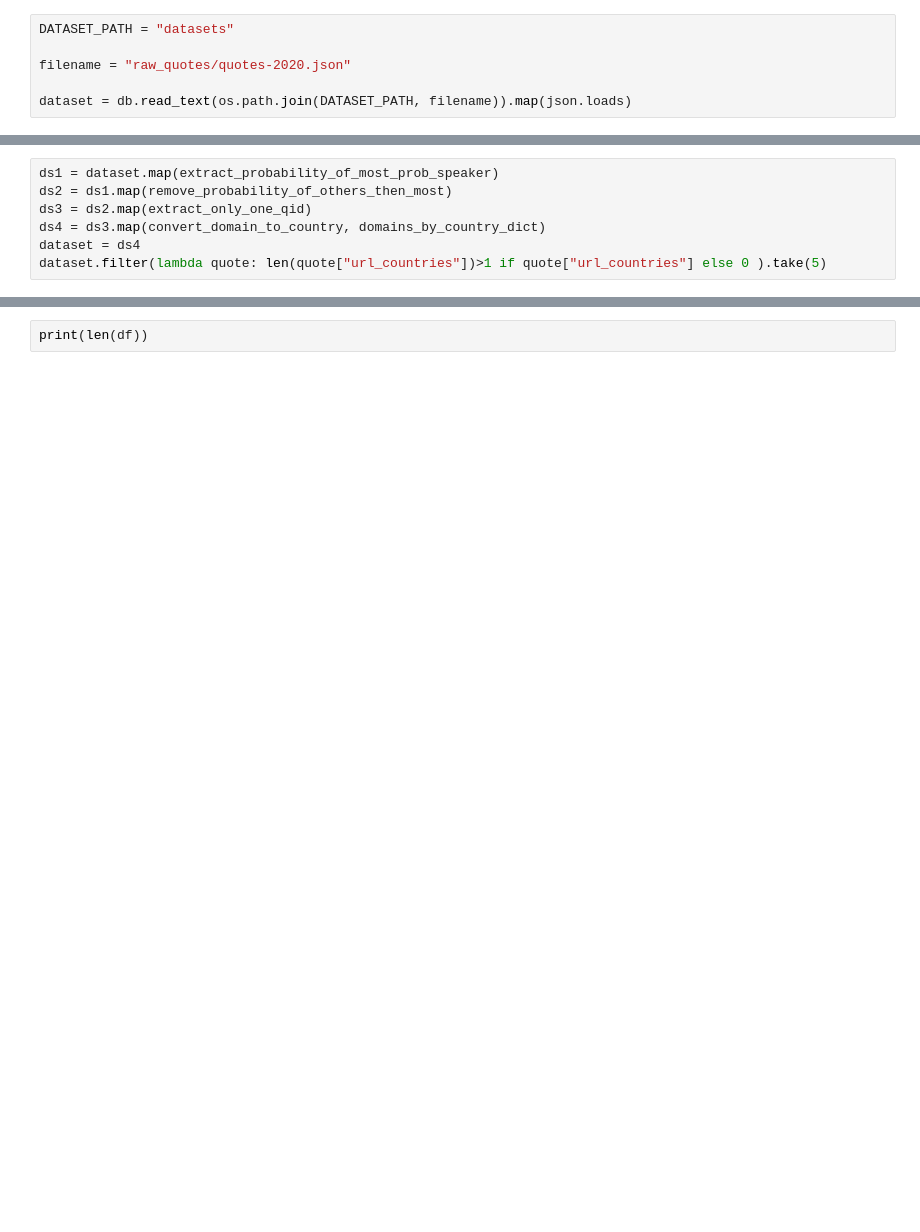
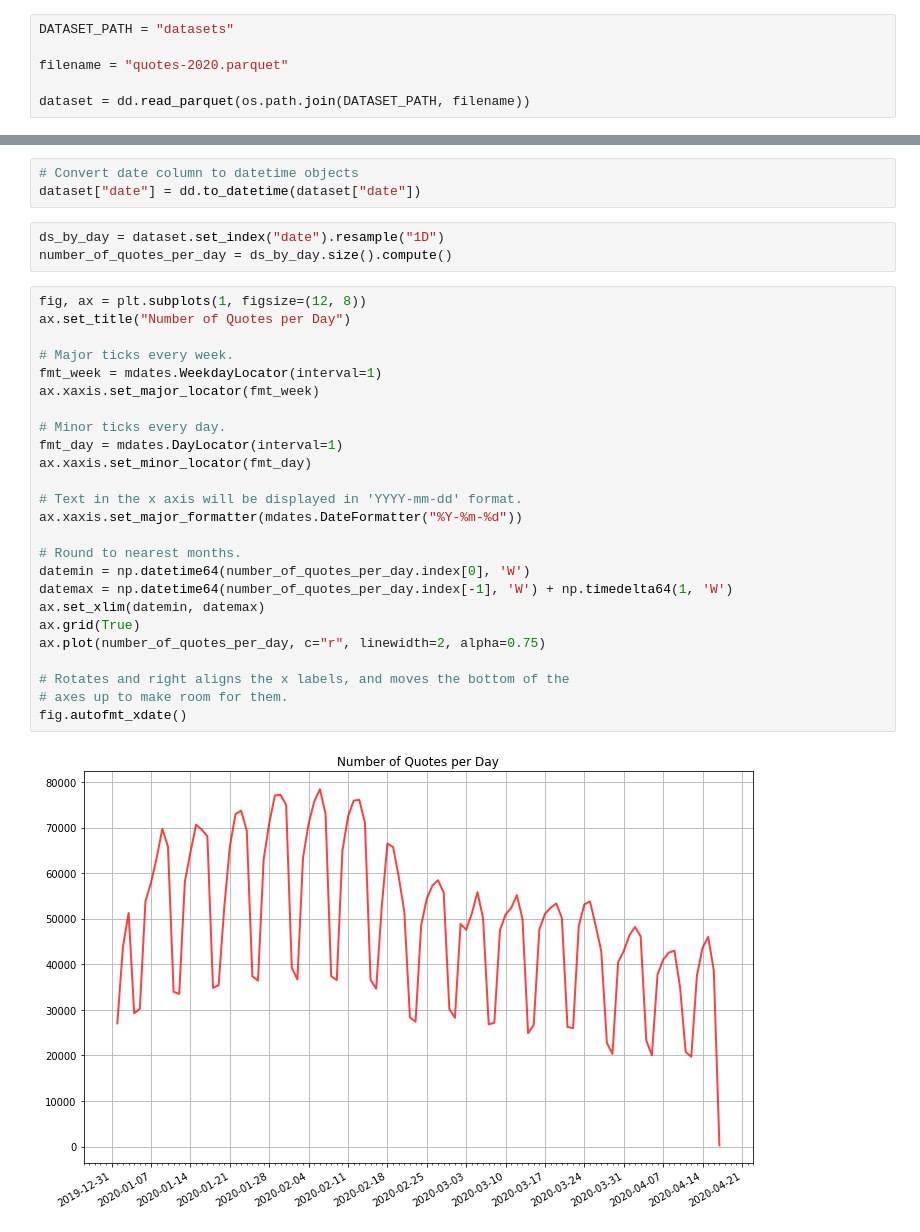
Before and after one commit to epfl-ada/ada-2021-project-hivemind, a Jupyter notebook: quotes_eda.ipynb, the cells around one changed output, grey strips where cells are left out. Drawn from its saved outputs; the diff is of its cells as text; blank space fills up the shorter version.

Commit message:
Plot number of quotes per day

```diff
--- a/quotes_eda.ipynb
+++ b/quotes_eda.ipynb
@@ -15,6 +17,6 @@ client = Client(n_workers=4, memory_limit="4 GiB")
 # %%
 DATASET_PATH = "datasets"
 
-filename = "raw_quotes/quotes-2020.json"
+filename = "quotes-2020.parquet"
 
-dataset = db.read_text(os.path.join(DATASET_PATH, filename)).map(json.loads)
+dataset = dd.read_parquet(os.path.join(DATASET_PATH, filename))
@@ -48,7 +22,0 @@ def convert_domain_to_country(quote, domains_by_country_dict):
-# %%
-ds1 = dataset.map(extract_probability_of_most_prob_speaker)
-ds2 = ds1.map(remove_probability_of_others_then_most)
-ds3 = ds2.map(extract_only_one_qid)
-ds4 = ds3.map(convert_domain_to_country, domains_by_country_dict)
-dataset = ds4
-dataset.filter(lambda quote: len(quote["url_countries"])>1 if quote["url_countries"] else 0 ).take(5)
@@ -102,2 +23,33 @@ KilledWorker: ("('bag-from-delayed-convert_domain_to_country-extract_only_one_qi
-# %%
-print(len(df))
+# %%
+# Convert date column to datetime objects
+dataset["date"] = dd.to_datetime(dataset["date"])
+# %%
+ds_by_day = dataset.set_index("date").resample("1D")
+number_of_quotes_per_day = ds_by_day.size().compute()
+# %%
+fig, ax = plt.subplots(1, figsize=(12, 8))
+ax.set_title("Number of Quotes per Day")
+
+# Major ticks every week.
+fmt_week = mdates.WeekdayLocator(interval=1)
+ax.xaxis.set_major_locator(fmt_week)
+
+# Minor ticks every day.
+fmt_day = mdates.DayLocator(interval=1)
+ax.xaxis.set_minor_locator(fmt_day)
+
+# Text in the x axis will be displayed in 'YYYY-mm-dd' format.
+ax.xaxis.set_major_formatter(mdates.DateFormatter("%Y-%m-%d"))
+
+# Round to nearest months.
+datemin = np.datetime64(number_of_quotes_per_day.index[0], 'W')
+datemax = np.datetime64(number_of_quotes_per_day.index[-1], 'W') + np.timedelta64(1, 'W')
+ax.set_xlim(datemin, datemax)
+ax.grid(True)
+ax.plot(number_of_quotes_per_day, c="r", linewidth=2, alpha=0.75)
+
+# Rotates and right aligns the x labels, and moves the bottom of the
+# axes up to make room for them.
+fig.autofmt_xdate()
+# %% [output]
+[figure, added]
```
Also changed, not shown: parts of 10 cells of this notebook.
